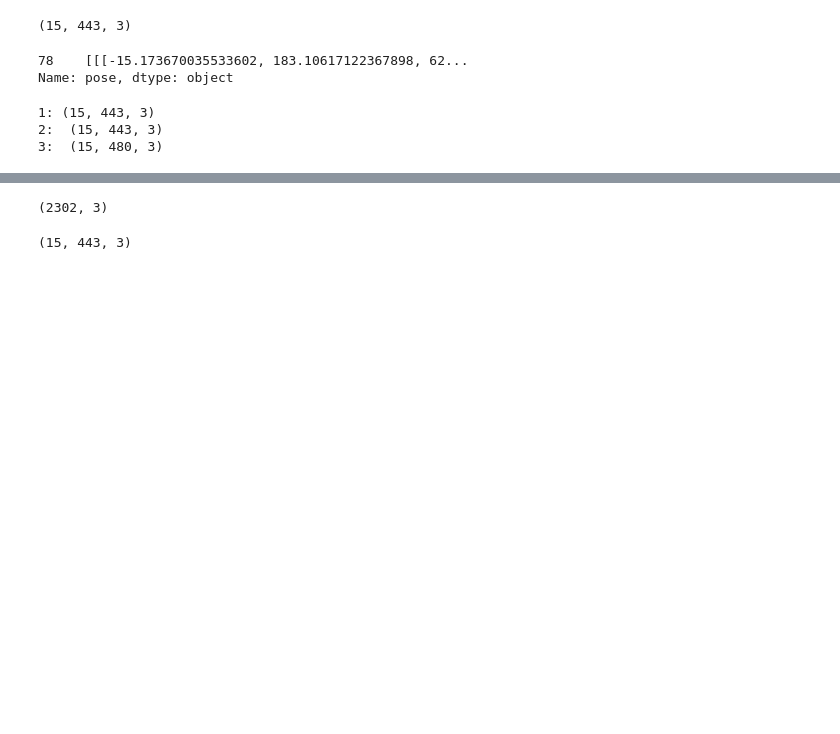
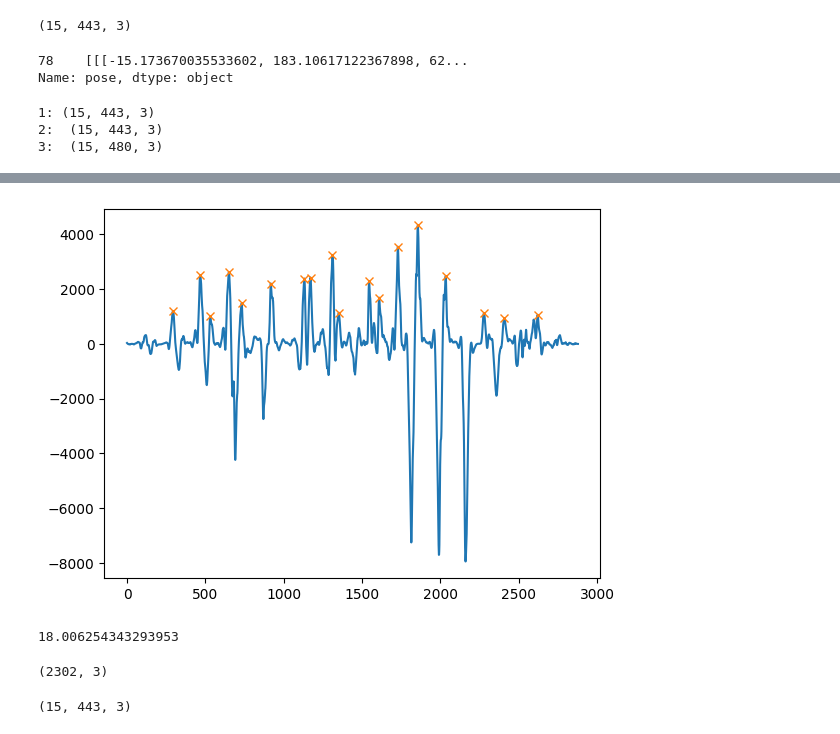
Before and after one commit to tBenBaker/MovementClassifier, a Jupyter notebook: DanceProj1/notebooks/scratch_feature_explore.ipynb, the cells around one changed output, grey strips where cells are left out. Cells and saved outputs as stored; diff of their text form; code cells hidden in the pictures; blank space fills up the shorter version.

```diff
--- a/DanceProj1/notebooks/scratch_autocorr_explore.ipynb
+++ b/DanceProj1/notebooks/scratch_feature_explore.ipynb
@@ -70,3 +114,15 @@ breakdance1.get_sacrum()
+# %%
+#find anti-peaks in normalized angular momentum y
+apeaks, aproperties = find_peaks(-angmom[:,1], height=0, distance=30, prominence=1000)
+plt.plot(-angmom[:,1])
+plt.plot(apeaks, -angmom[:,1][apeaks], "x")
+plt.show()
+# %% [output]
+[figure, added]
+# %%
+len(peaks) + len(apeaks) / len(angmom[:,1])
+# %% [output]
+18.006254343293953
 # %%
 bjazzdance1 = Dance(bjazzdata[3], 1/60)
 bjazzdance1.get_movedata()
```
Also changed, not shown: parts of 10 cells of this notebook, 11 other files.
